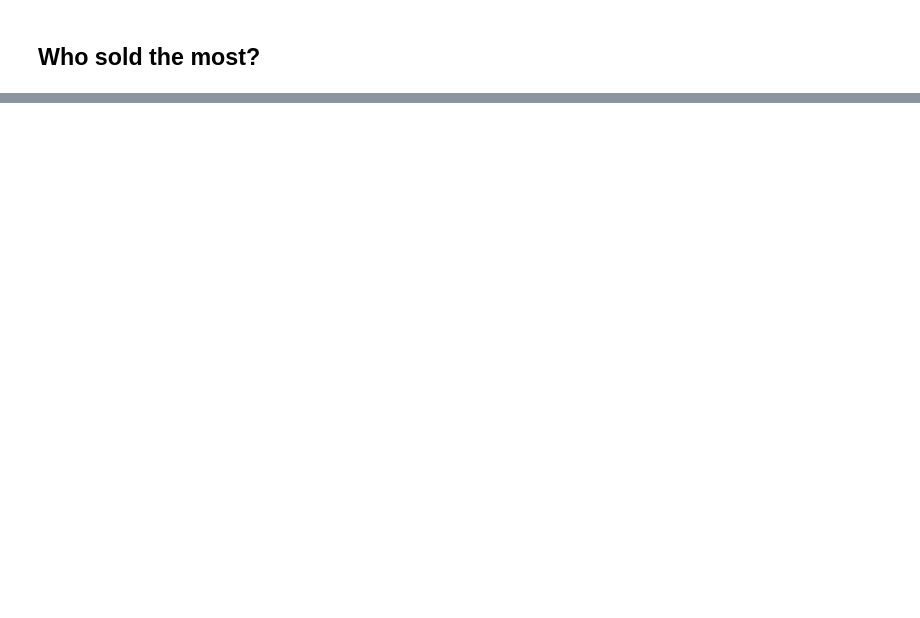
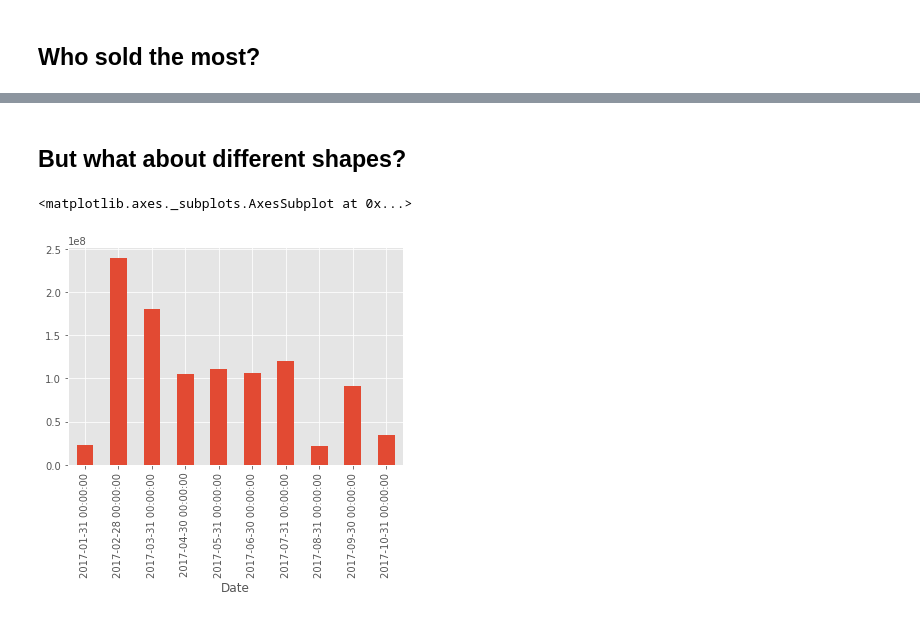
Before and after one commit to barjacks/pythonrecherche, a Jupyter notebook: 08 html, beautifulsoup, pandas intro/03 First steps with Pandas.ipynb, the cells around one changed output, grey strips where cells are left out. Saved outputs shown, nothing was run; the diff lists cells and outputs as text; code cells hidden in the pictures; blank space fills up the shorter version.

```diff
--- a/08 html, beautifulsoup, pandas intro/03 First steps with Pandas.ipynb
+++ b/08 html, beautifulsoup, pandas intro/03 First steps with Pandas.ipynb
@@ -255,0 +327,7 @@ Name: Price_m, Length: 164, dtype: float64
+# %% [markdown]
+## But what about different shapes?
+# %%
+df.resample('M')['Price'].sum().plot(kind='bar')
+# %% [output]
+<matplotlib.axes._subplots.AxesSubplot at 0x...>
+[figure, added]
```
Also changed, not shown: parts of 44 cells of this notebook, 1 other file.
